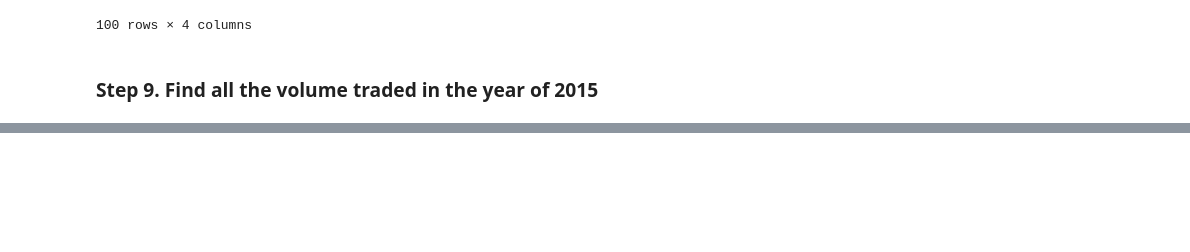
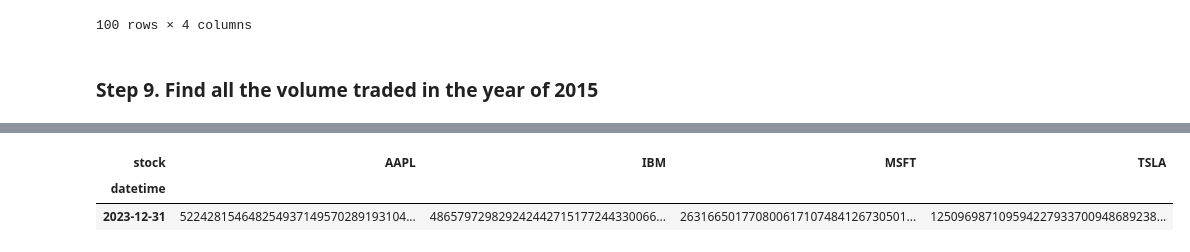
Before and after one commit to sunthul/pandas_exercises, a Jupyter notebook: 09_Time_Series/Getting_Financial_Data/Exercises.ipynb, the cells around one changed output, grey strips where cells are left out. Cells and saved outputs as stored; diff of their text form; code cells hidden in the pictures; blank space fills up the shorter version.

```diff
--- a/09_Time_Series/Getting_Financial_Data/Exercises.ipynb
+++ b/09_Time_Series/Getting_Financial_Data/Exercises.ipynb
@@ -269,3 +286,6 @@ df_vol
 100 rows × 4 columns
 # %% [markdown]
 ### Step 9. Find all the volume traded in the year of 2015
+# %%
+sum2015 = fourStocks['5. volume']
+sum2015.info()
@@ -271,0 +301,10 @@ df_vol
+# %%
+sum2015.index.names = ['datetime', 'stock']
+# %%
+sum2015 = sum2015.unstack().resample('Y').sum()
+# %%
+sum2015.loc['2023']
+# %% [output]
+| stock | AAPL | IBM | MSFT | TSLA |
+| datetime |  |  |  |  |
+| 2023-12-31 | 522428154648254937149570289193104... | 486579729829242442715177244330066... | 263166501770800617107484126730501... | 125096987109594227933700948689238... |
```
Also changed, not shown: parts of 13 cells of this notebook.
